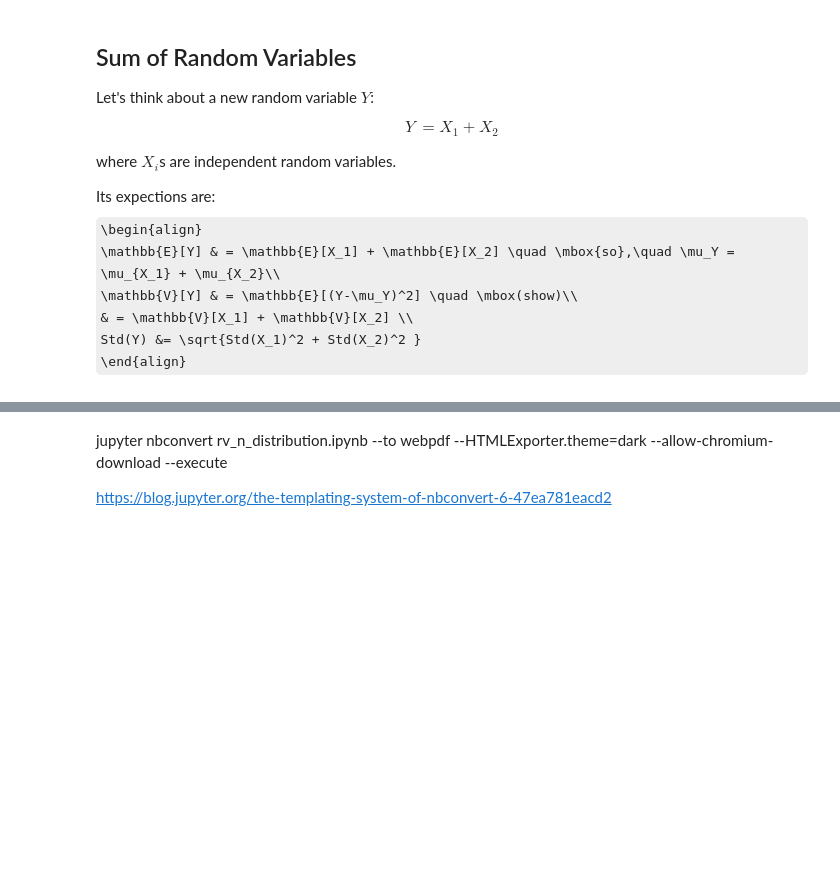
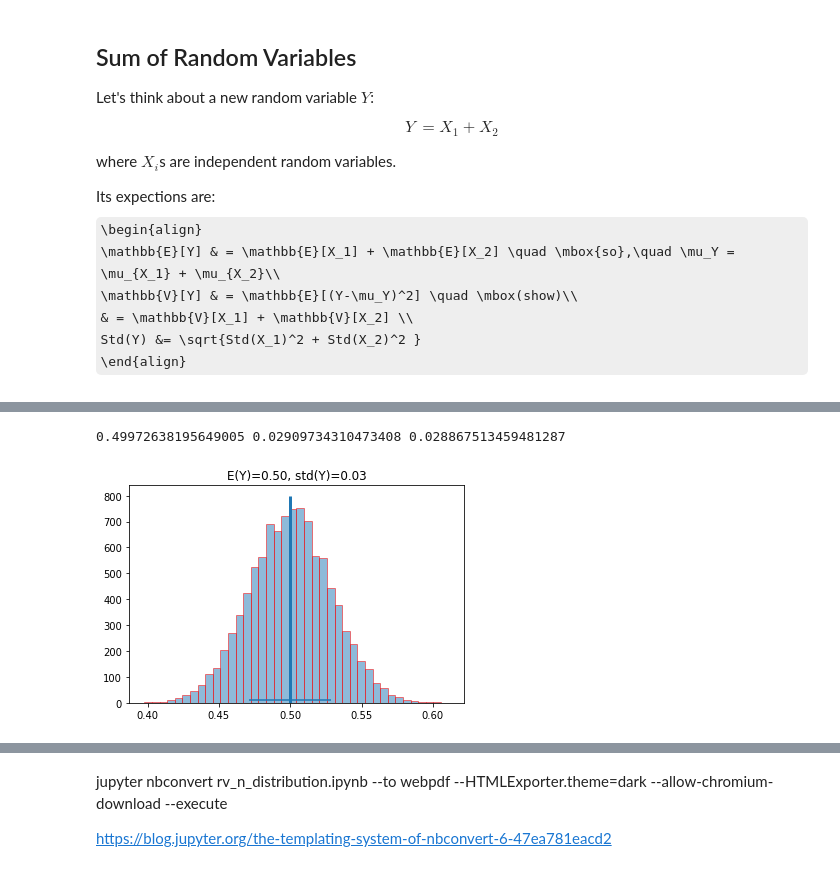
Before and after one commit to yongduek/lectures, a Jupyter notebook: esda/myworks/rv_n_distribution.ipynb, the cells around one changed output, grey strips where cells are left out. Drawn from its saved outputs; the diff is of its cells as text; code cells hidden in the pictures; some formulas as TeX source; blank space fills up the shorter version.

```diff
--- a/esda/myworks/rv_n_distribution.ipynb
+++ b/esda/myworks/rv_n_distribution.ipynb
@@ -168,0 +292,15 @@ Its expections are:
+# %%
+# Sampling from Uniform distriubtion.
+n = 100
+X_s = np.array([stats.uniform.rvs(size=n) for _ in range(n_samples)])
+Y_samples = X_s.sum(axis=1) / n
+print(Y_samples.mean(), Y_samples.std(), stats.uniform.std()/np.sqrt(n))
+# %% [output]
+0.49972638195649005 0.02909734310473408 0.028867513459481287
+# %%
+plt.vlines(x=Y_samples.mean(), ymin=0, ymax=800, linewidth=3)
+plt.hlines(y=10, xmin=Y_samples.mean() - Y_samples.std(), xmax=Y_samples.mean()+Y_samples.std())
+plt.title(f'E(Y)={Y_samples.mean():.2f}, std(Y)={Y_samples.std():.2f}')
+plt.hist(Y_samples, bins=40, alpha=.5, edgecolor='red');
+# %% [output]
+[figure, added]
```
Also changed, not shown: parts of 42 cells of this notebook.
